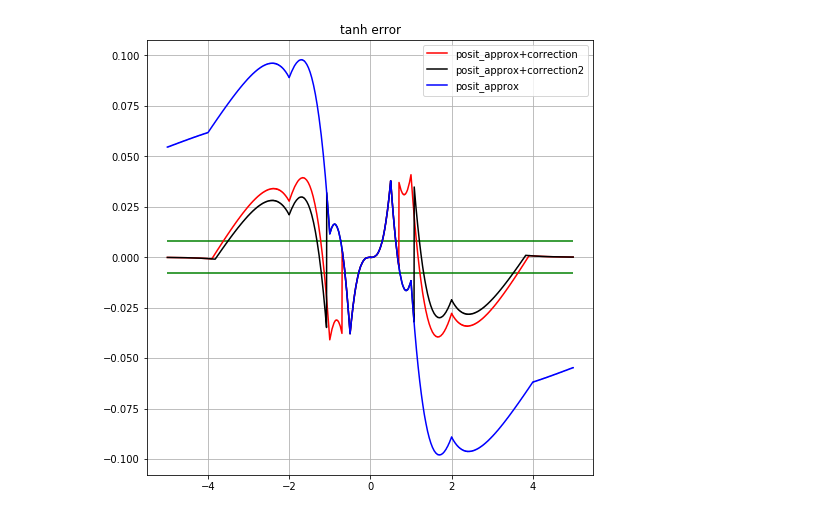
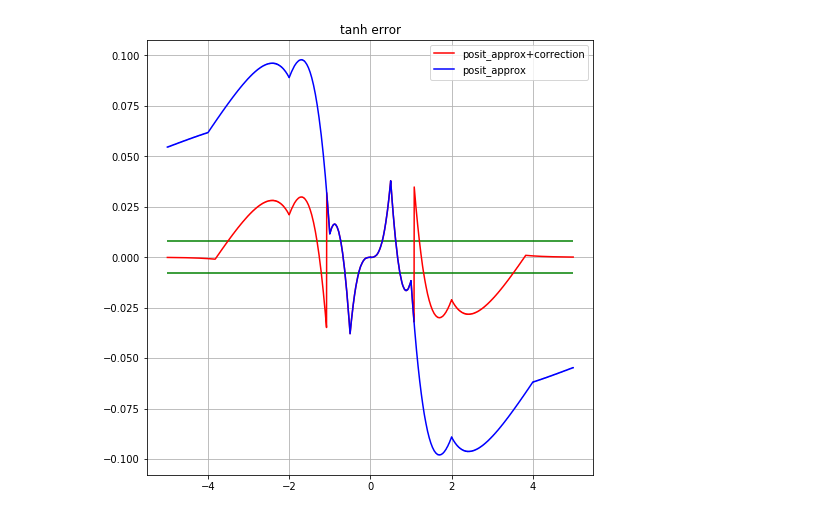
Before and after one commit to Tiiiger/QPyTorch, a Jupyter notebook: examples/tutorial/test_posit_func.ipynb, the cells around one changed output. Cells and saved outputs as stored; diff of their text form; code cells hidden in the pictures.

```diff
--- a/examples/tutorial/test_posit_func.ipynb
+++ b/examples/tutorial/test_posit_func.ipynb
@@ -99,27 +112,26 @@ plt.show()
 # %%
 def correction(element):
     if (element>0.6):
         return min(element*1.07, 1)
     elif (element<-0.6):
         return max(element*1.07, -1)
     else :
         return element
 def correction2(element):
     if (element>0.76):
         return min(element+0.068, 1)
     elif (element<-0.76):
         return max(element-0.068,-1)
     else :
         return element
-corrected_tanh = np.fromiter(map(correction, out_16.numpy().flatten()), dtype=float)
-corrected_tanh2 = np.fromiter(map(correction2, out_16.numpy().flatten()), dtype=float)
+
+corrected_tanh = np.fromiter(map(correction2, out_16.numpy().flatten()), dtype=float)
 plt.plot(input, out_16_enhanced - np.tanh(input) ,color='red',label = "posit_approx+correction")
-plt.plot(input, out_16_enhanced2 - np.tanh(input) ,color='black',label = "posit_approx+correction2")
 plt.plot(input, out_16.numpy().flatten() - np.tanh(input),color='blue',label = "posit_approx")
 plt.hlines([-2/255.0, 2/255.0], min(input), max(input),color = 'green')
 plt.title('tanh error')
 plt.legend()
 plt.grid()
 plt.show()
 # %% [output]
-[figure, old version]
+[figure, new version]
```
Also changed, not shown: parts of 9 cells of this notebook, 11 other files.
